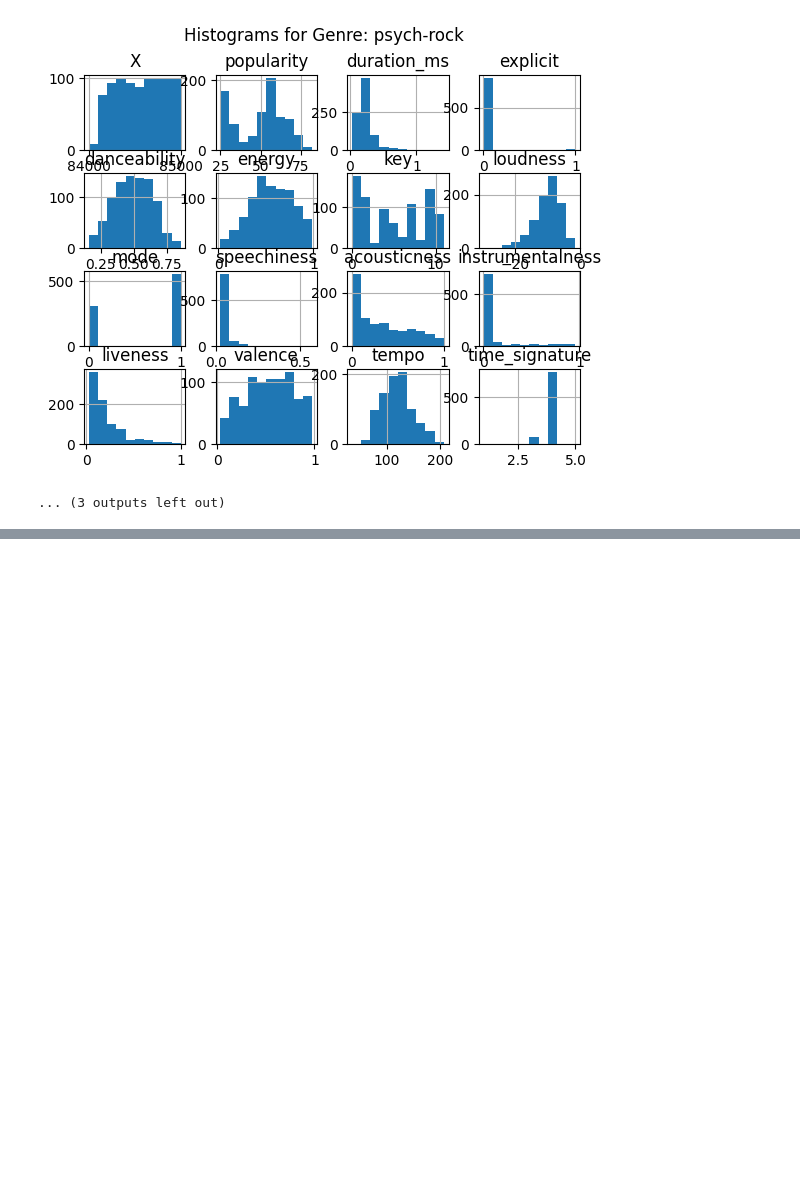
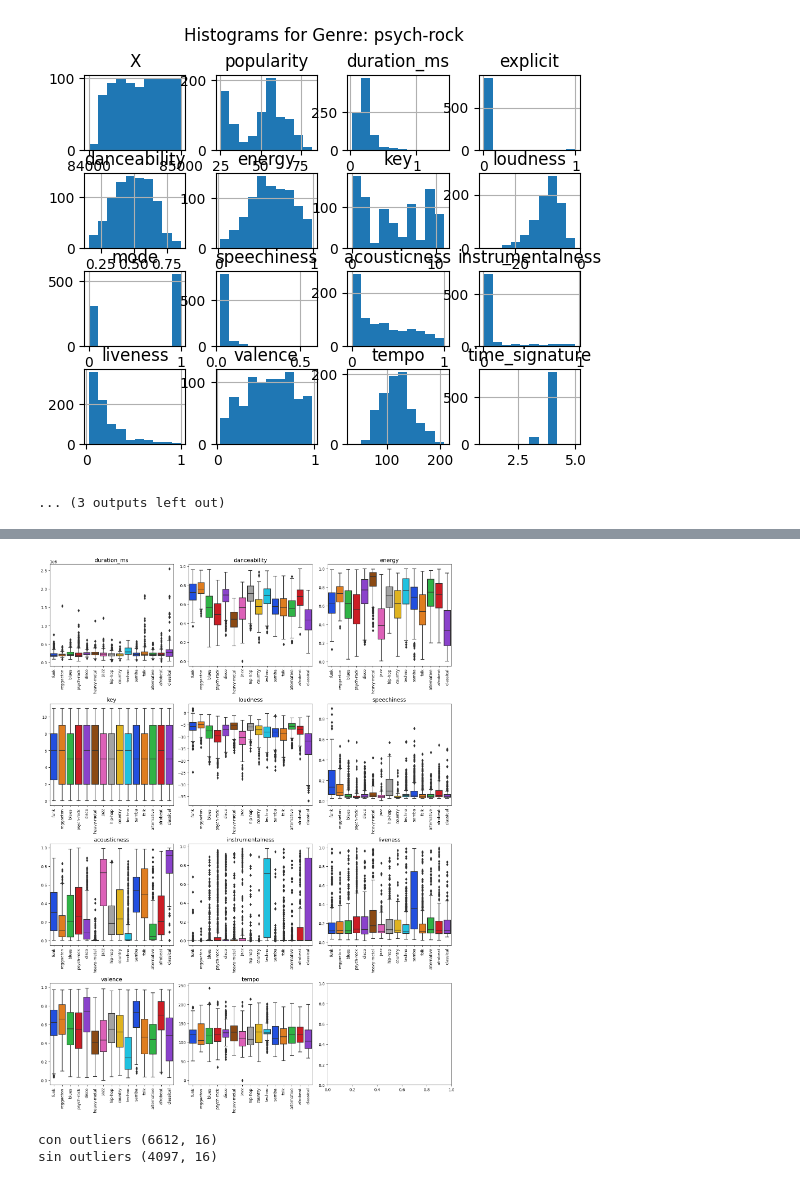
Before and after one commit to Xteom/ITAMplify, a Jupyter notebook: EDA.ipynb, the cells around one changed output, grey strips where cells are left out. Drawn from its saved outputs; the diff is of its cells as text; code cells hidden in the pictures; blank space fills up the shorter version.

```diff
--- a/EDA.ipynb
+++ b/EDA.ipynb
@@ -95,0 +220,47 @@ for cat in categories:
+# %%
+genres = all_train['track_genre'].unique()
+
+# Creating colored boxplots with outliers colored based on 'track_genre'
+fig, ax = plt.subplots(4, 3, figsize=(15, 20))
+ax = ax.flatten()
+
+# Use a palette that provides a distinct color for each genre
+palette = sns.color_palette('bright', n_colors=len(genres))
+
+for i, var in enumerate(variables_to_plot):
+    sns.boxplot(y=all_train[var], x=all_train['track_genre'],
+                ax=ax[i], palette=palette, order=genres)
+    ax[i].set_title(var, fontsize=14)
+    ax[i].set_xlabel('')
+    ax[i].set_ylabel('')
+    ax[i].tick_params(axis='x', rotation=90)  # Rotate x labels for better readability
+
+plt.tight_layout()
+plt.show()
+# %% [output]
+[figure, added]
+# %%
+def remove_outliers_by_genre(df, columns):
+    for genre in df['track_genre'].unique():
+        genre_data = df[df['track_genre'] == genre]
+        for column in columns:
+            Q1 = genre_data[column].quantile(0.25)
+            Q3 = genre_data[column].quantile(0.75)
+            IQR = Q3 - Q1
+            lower_bound = Q1 - 1.5 * IQR
+            upper_bound = Q3 + 1.5 * IQR
+
+            # Filter out outliers
+            df = df[~((df['track_genre'] == genre) & ((df[column] < lower_bound) | (df[column] > upper_bound)))]
+    return df
+
+# Apply outlier removal
+all_train_clean = remove_outliers_by_genre(all_train, variables_to_plot)
+
+# Show how many rows are left after removing outliers
+
+print(f"con outliers {all_train.shape}")
+print(f"sin outliers {all_train_clean.shape}")
+# %% [output]
+con outliers (6612, 16)
+sin outliers (4097, 16)
```
Also changed, not shown: parts of 16 cells of this notebook.
